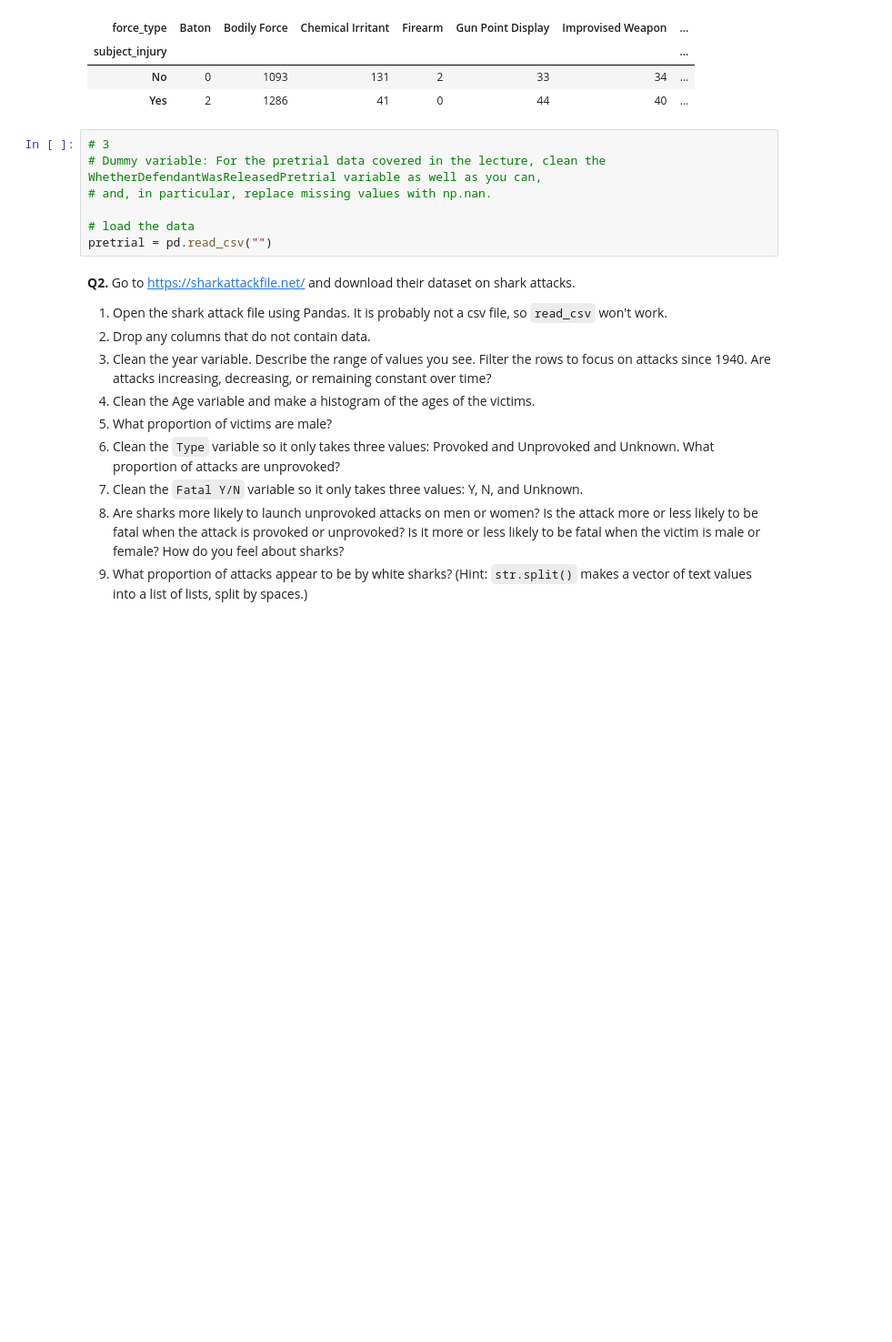
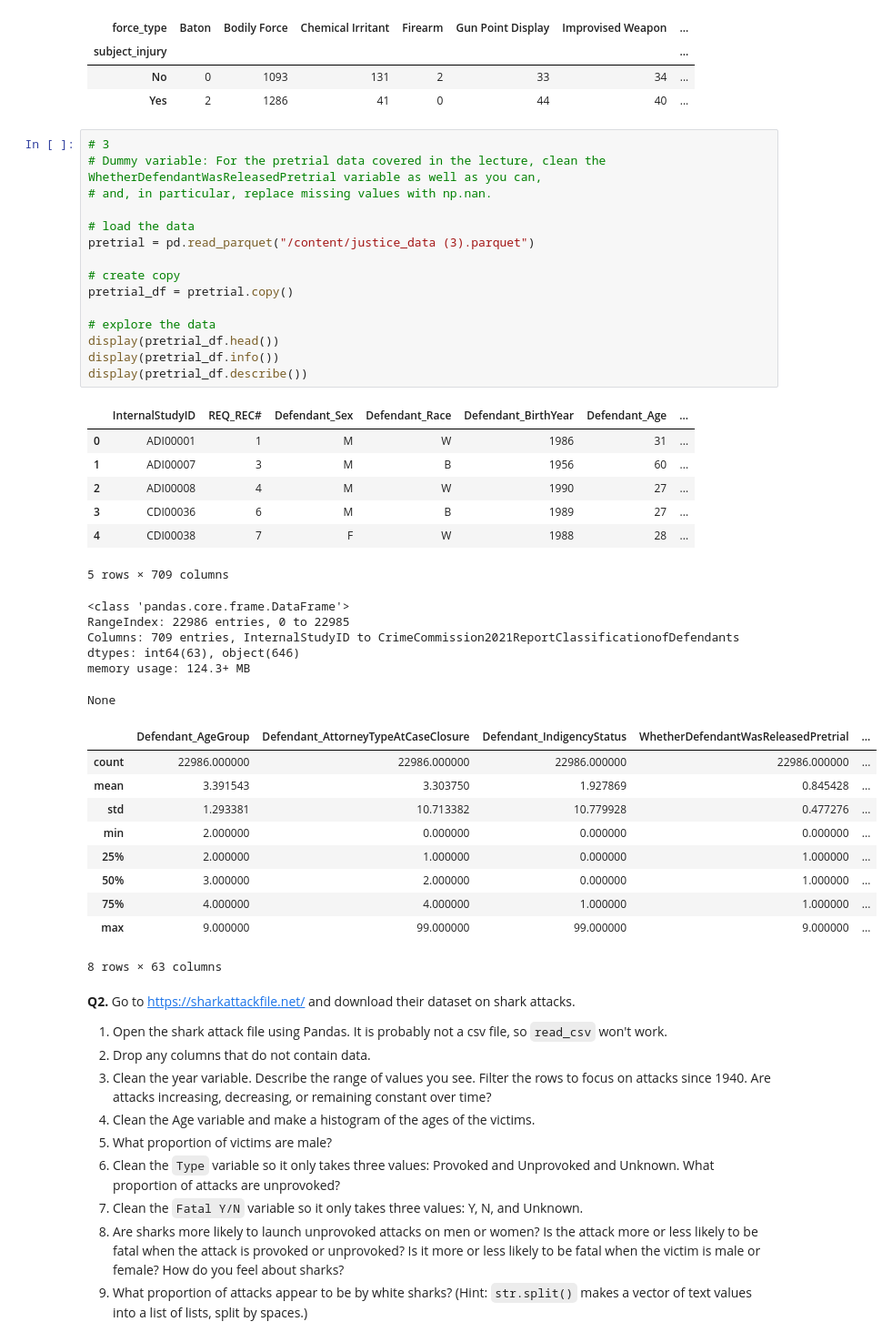
Before and after one commit to dylanmulieri/wrangling, a Jupyter notebook: assignment/assignment.ipynb, the cells around one changed output. Shown at 91% size. Drawn from its saved outputs; the diff is of its cells as text; blank space fills up the shorter version.

```diff
--- a/assignment/assignment.ipynb
+++ b/assignment/assignment.ipynb
@@ -216,10 +216,42 @@ np.float64(0.7619342359767892)
 # %%
 # 3
 # Dummy variable: For the pretrial data covered in the lecture, clean the WhetherDefendantWasReleasedPretrial variable as well as you can,
 # and, in particular, replace missing values with np.nan.
 
 # load the data
-pretrial = pd.read_csv("")
+pretrial = pd.read_parquet("/content/justice_data (3).parquet")
+
+# create copy
+pretrial_df = pretrial.copy()
+
+# explore the data
+display(pretrial_df.head())
+display(pretrial_df.info())
+display(pretrial_df.describe())
+# %% [output]
+|  | InternalStudyID | REQ_REC# | Defendant_Sex | Defendant_Race | Defendant_BirthYear | Defendant_Age | ... |
+| 0 | ADI00001 | 1 | M | W | 1986 | 31 | ... |
+| 1 | ADI00007 | 3 | M | B | 1956 | 60 | ... |
+| 2 | ADI00008 | 4 | M | W | 1990 | 27 | ... |
+| 3 | CDI00036 | 6 | M | B | 1989 | 27 | ... |
+| 4 | CDI00038 | 7 | F | W | 1988 | 28 | ... |
+5 rows × 709 columns
+<class 'pandas.core.frame.DataFrame'>
+RangeIndex: 22986 entries, 0 to 22985
+Columns: 709 entries, InternalStudyID to CrimeCommission2021ReportClassificationofDefendants
+dtypes: int64(63), object(646)
+memory usage: 124.3+ MB
+None
+|  | Defendant_AgeGroup | Defendant_AttorneyTypeAtCaseClosure | Defendant_IndigencyStatus | WhetherDefendantWasReleasedPretrial | ... |
+| count | 22986.000000 | 22986.000000 | 22986.000000 | 22986.000000 | ... |
+| mean | 3.391543 | 3.303750 | 1.927869 | 0.845428 | ... |
+| std | 1.293381 | 10.713382 | 10.779928 | 0.477276 | ... |
+| min | 2.000000 | 0.000000 | 0.000000 | 0.000000 | ... |
+| 25% | 2.000000 | 1.000000 | 0.000000 | 1.000000 | ... |
+| 50% | 3.000000 | 2.000000 | 0.000000 | 1.000000 | ... |
+| 75% | 4.000000 | 4.000000 | 1.000000 | 1.000000 | ... |
+| max | 9.000000 | 99.000000 | 99.000000 | 9.000000 | ... |
+8 rows × 63 columns
 # %% [markdown]
 **Q2.** Go to https://sharkattackfile.net/ and download their dataset on shark attacks.
 
```
